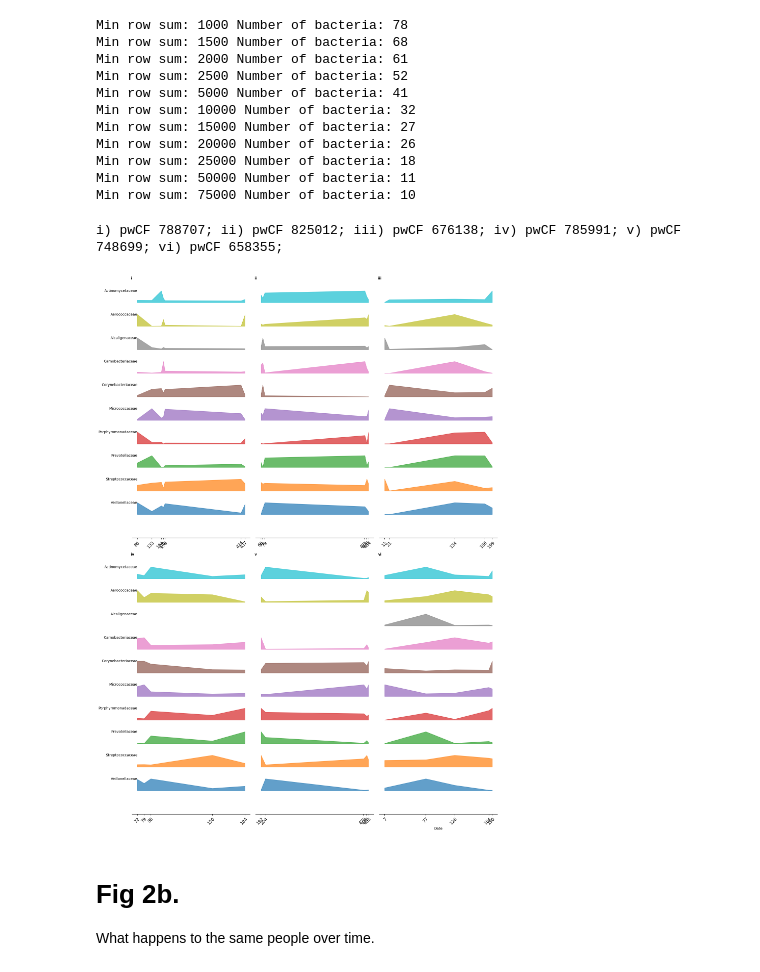
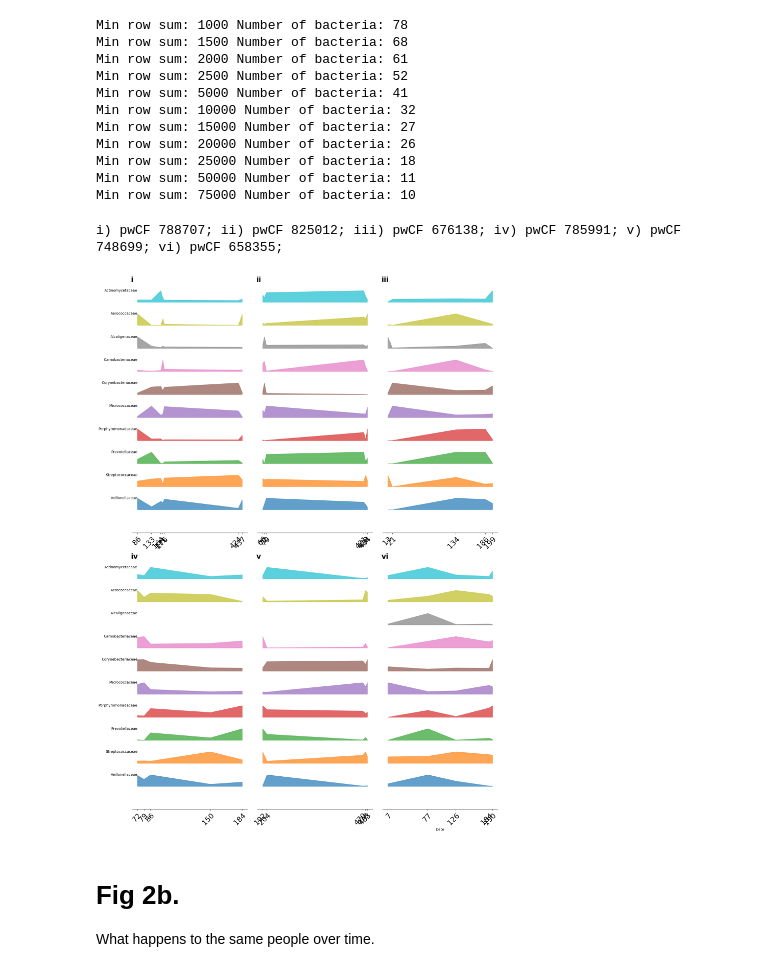
Before and after one commit to linsalrob/CF_Data_Analysis, a Jupyter notebook: Jupyter/EveryPerson.ipynb, the cells around one changed output. Drawn from its saved outputs; the diff is of its cells as text; code cells hidden in the pictures.

```diff
--- a/Jupyter/EveryPerson.ipynb
+++ b/Jupyter/EveryPerson.ipynb
@@ -147,8 +147,8 @@ for i, pwCF_ID in enumerate(interesting_people):
     # Set x-axis label
     plt.xlabel('Date')
     ax.set_xticks(date_list)
-    plt.setp(ax.get_yticklabels(), fontsize=14)
-    plt.setp(ax.get_xticklabels(), rotation=45, ha="right", rotation_mode="anchor", fontsize=12)
+    plt.setp(ax.get_yticklabels(), fontsize=20)
+    plt.setp(ax.get_xticklabels(), rotation=45, ha="right", rotation_mode="anchor", fontsize=20)
     """
     for j, label in enumerate(ax.get_xticklabels()):
         if j % 2 == 0:
@@ -160,35 +160,35 @@ for i, pwCF_ID in enumerate(interesting_people):
     ax.spines['top'].set_visible(False)
     ax.spines['left'].set_visible(False)
     #ax.spines['bottom'].set_visible(False)
     ax.title.set_text(f"pwCF {pwCF_ID}")
 
     if i == 2:
         row = 1
         col = 0
     else:
         col += 1
 
 
 # labels = [f"{chr(97+i)})" for i in range(nrows*ncols)] # this makes the labels a, b, c, d
 labels = [cf_analysis_lib.int2roman(i+1) for i in range(nrows*ncols)] # this makes the labels roman numerals
 for ax, label in zip(axes.flat, labels):
     ax.text(-0.01, 1.01, label, transform=ax.transAxes,
-            fontsize=10, fontweight='bold', va='top', ha='left')
+            fontsize=20, fontweight='bold', va='top', ha='left')
     print(f"{label}) {ax.get_title()}", end="; ")
     ax.set_title("")
 print()
 
 # Adjust layout
 plt.tight_layout()
 fig.align_xlabels()
 # Display the plot
 plt.savefig('final_images/fig2a.png', dpi=300)
 plt.savefig('final_images/fig2a.svg', dpi=300)
 plt.show()
 cf_analysis_lib.create_thumbnail("fig2a.png")
 # %% [output]
 i) pwCF 788707; ii) pwCF 825012; iii) pwCF 676138; iv) pwCF 785991; v) pwCF 748699; vi) pwCF 658355;
-[figure, old version]
+[figure, new version]
 # %% [markdown]
 # Fig 2b.
 
```
Also changed, not shown: 3 other files.
